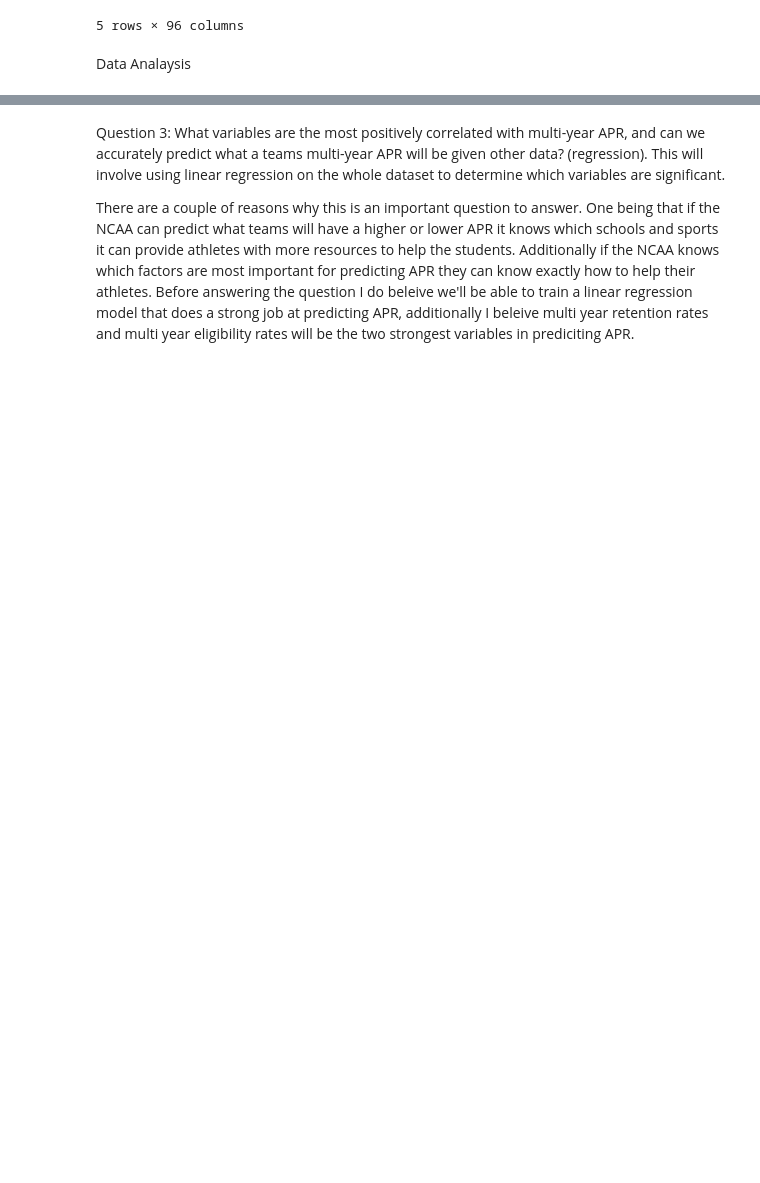
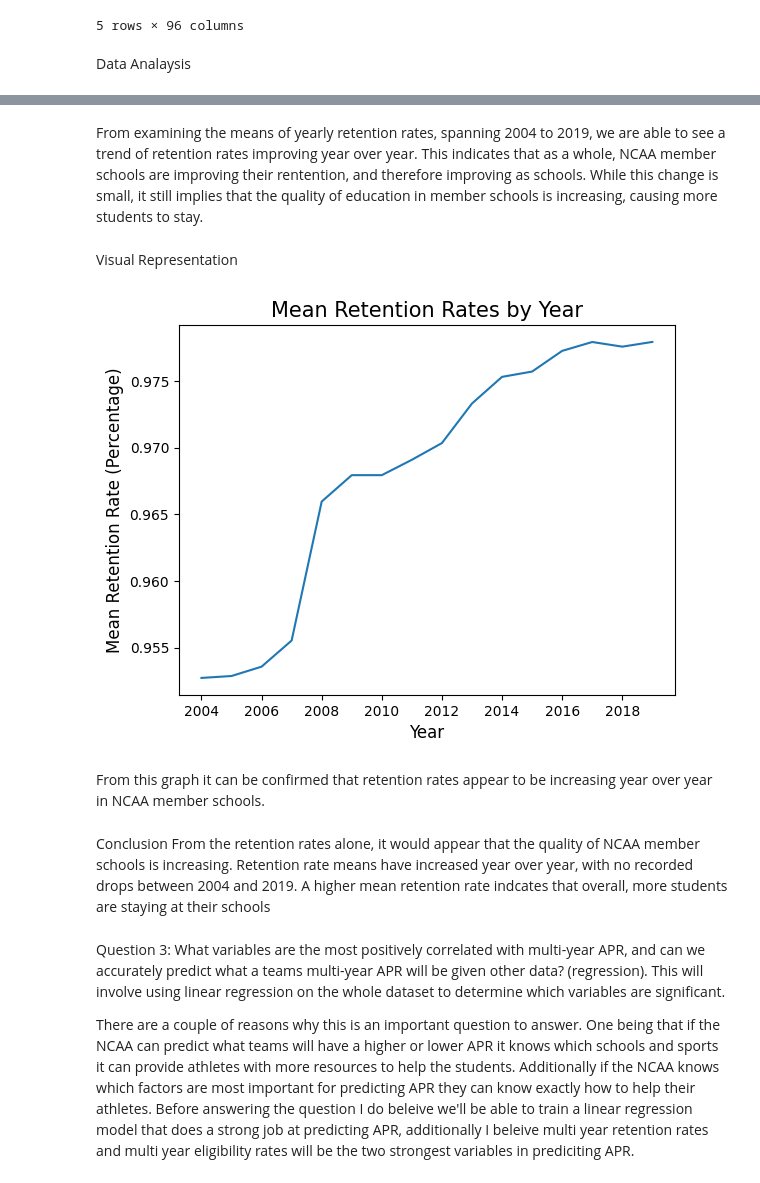
Before and after one commit to Ngilbert0807/DIDA_325_Final-project, a Jupyter notebook: Checkpoints/Checkpoint 3.ipynb, the cells around one changed output, grey strips where cells are left out. Drawn from its saved outputs; the diff is of its cells as text; code cells hidden in the pictures; blank space fills up the shorter version.

```diff
--- a/Checkpoints/Checkpoint 3.ipynb
+++ b/Checkpoints/Checkpoint 3.ipynb
@@ -82,3 +162,24 @@ Data Analaysis
+# %% [markdown]
+From examining the means of yearly retention rates, spanning 2004 to 2019, we are able to see a trend of retention rates improving year over year. This indicates that as a whole, NCAA member schools are improving their rentention, and therefore improving as schools. While this change is small, it still implies that the quality of education in member schools is increasing, causing more students to stay.
+# %% [markdown]
+Visual Representation
+# %%
+#This stores the means for each year's retention rates, associated with the correct year for the purposes of data visualization
+meanslist = {'year': [2004,2005,2006,2007,2008,2009,2010,2011,2012,2013,2014,2015,2016,2017,2018,2019], 're_mean': [0.952737,0.952880,0.953580,0.955539,0.965953,0.967932,0.967932,0.969084,0.970338,0.973303,0.975297,0.975696,0.977246,0.977910,0.977561,0.977916]}
+meansframe = pd.DataFrame(meanslist)
+
+sns.lineplot(meansframe, x='year', y='re_mean')
+plt.title("Mean Retention Rates by Year", fontsize=15)
+plt.ylabel("Mean Retention Rate (Percentage)", fontsize=12)
+plt.xlabel("Year", fontsize=12)
+plt.show()
+# %% [output]
+[figure, added]
+# %% [markdown]
+From this graph it can be confirmed that retention rates appear to be increasing year over year in NCAA member schools.
+# %% [markdown]
+Conclusion
+From the retention rates alone, it would appear that the quality of NCAA member schools is increasing. Retention rate means have increased year over year, with no recorded drops between 2004 and 2019. A higher mean retention rate indcates that overall, more students are staying at their schools
 # %% [markdown]
 Question 3: What variables are the most positively correlated with multi-year APR, and can we accurately predict what a teams multi-year APR will be given other data? (regression). This will involve using linear regression on the whole dataset to determine which variables are significant.
 
```
Also changed, not shown: parts of 11 cells of this notebook.
